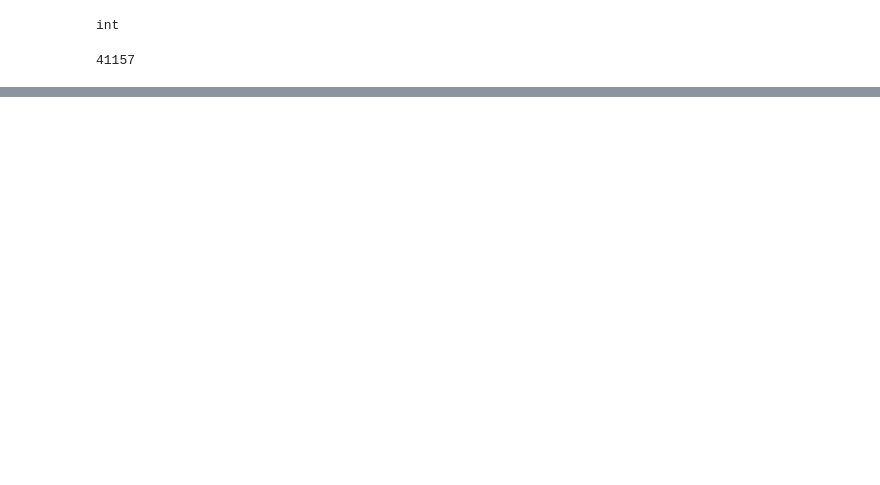
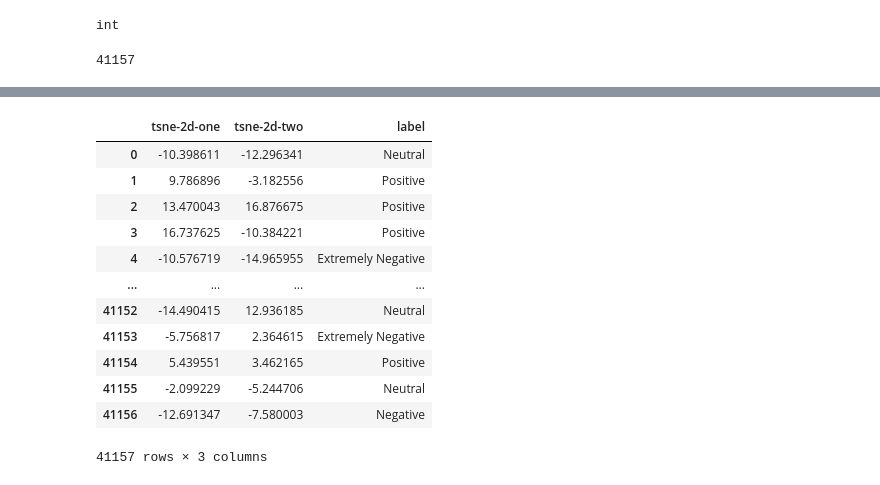
Before and after one commit to Kerman-Sanjuan/Covid19-Tweet-Text-Clustering, a Jupyter notebook: Clustering De Documentos.ipynb, the cells around one changed output, grey strips where cells are left out. Saved outputs shown, nothing was run; the diff lists cells and outputs as text; code cells hidden in the pictures; blank space fills up the shorter version.

```diff
--- a/Clustering De Documentos.ipynb
+++ b/Clustering De Documentos.ipynb
@@ -576,0 +569,16 @@ sns.scatterplot(
+# %%
+df_tsn
+# %% [output]
+|  | tsne-2d-one | tsne-2d-two | label |
+| 0 | -10.398611 | -12.296341 | Neutral |
+| 1 | 9.786896 | -3.182556 | Positive |
+| 2 | 13.470043 | 16.876675 | Positive |
+| 3 | 16.737625 | -10.384221 | Positive |
+| 4 | -10.576719 | -14.965955 | Extremely Negative |
+| ... | ... | ... | ... |
+| 41152 | -14.490415 | 12.936185 | Neutral |
+| 41153 | -5.756817 | 2.364615 | Extremely Negative |
+| 41154 | 5.439551 | 3.462165 | Positive |
+| 41155 | -2.099229 | -5.244706 | Neutral |
+| 41156 | -12.691347 | -7.580003 | Negative |
+41157 rows × 3 columns
```
Also changed, not shown: parts of 20 cells of this notebook.
